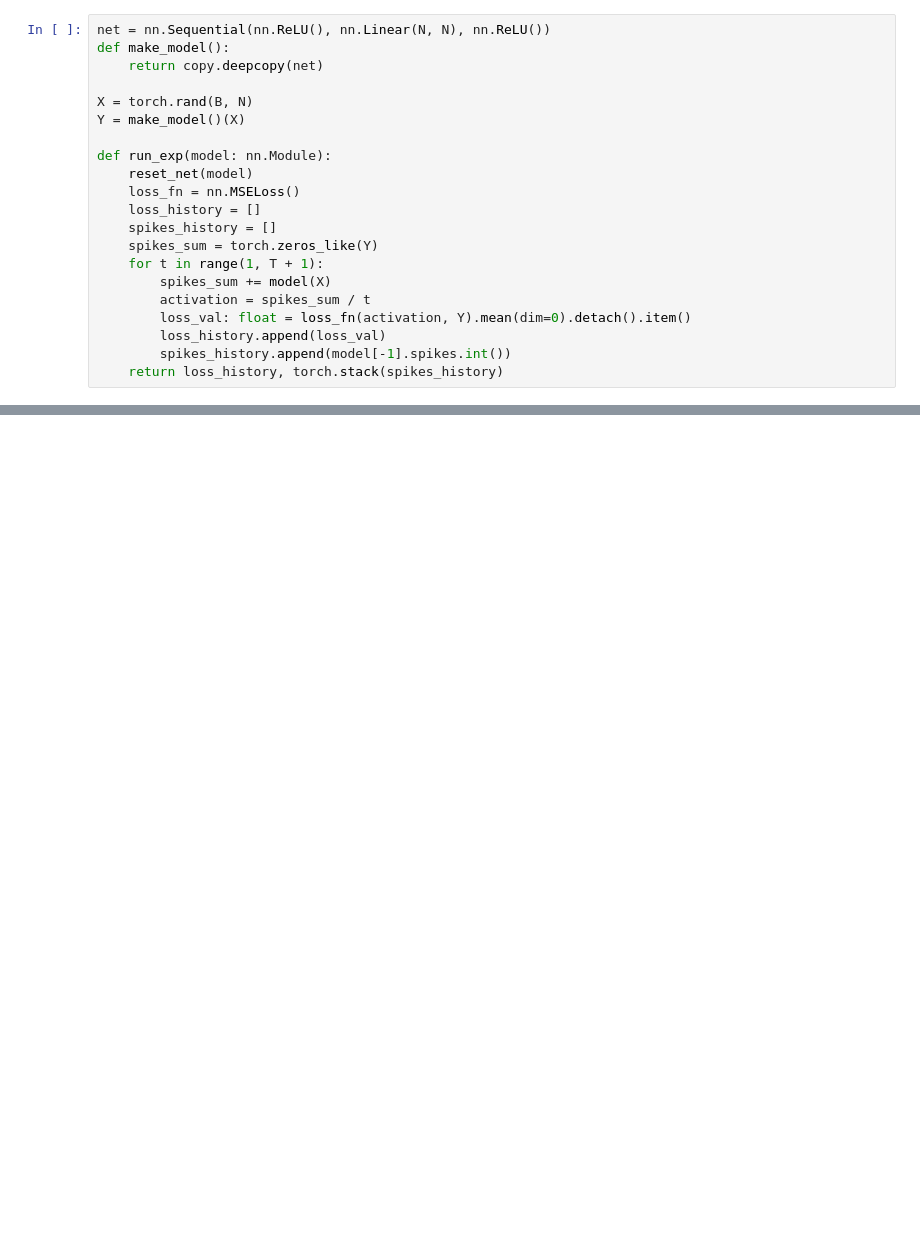
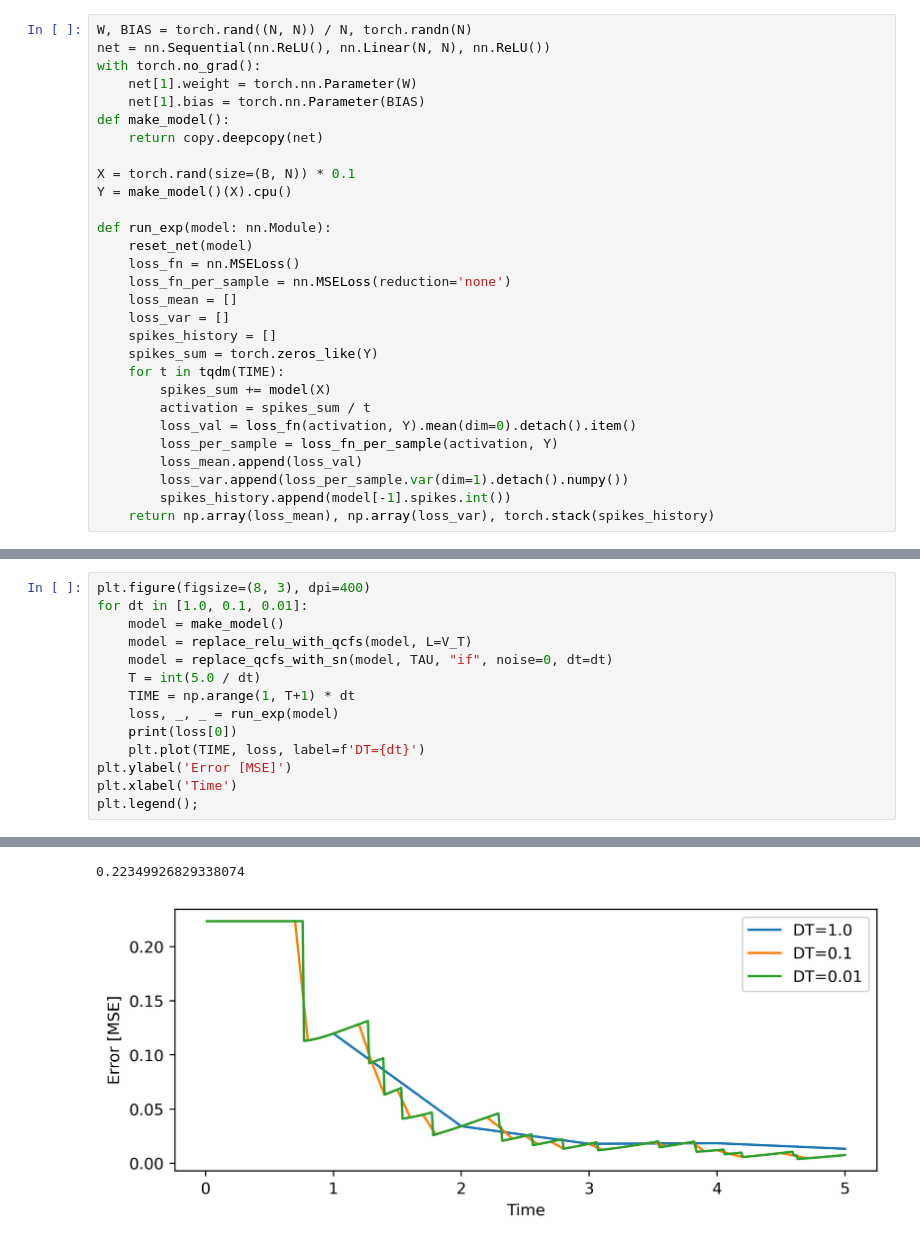
Before and after one commit to Liamdev631/ANN2SNN_PGN, a Jupyter notebook: test_precision.ipynb, the cells around one changed output, grey strips where cells are left out. Saved outputs shown, nothing was run; the diff lists cells and outputs as text; blank space fills up the shorter version.

```diff
--- a/test_precision.ipynb
+++ b/test_precision.ipynb
@@ -24,23 +34,31 @@ The autoreload extension is already loaded. To reload it, use:
 # %%
+W, BIAS = torch.rand((N, N)) / N, torch.randn(N)
 net = nn.Sequential(nn.ReLU(), nn.Linear(N, N), nn.ReLU())
+with torch.no_grad():
+	net[1].weight = torch.nn.Parameter(W)
+	net[1].bias = torch.nn.Parameter(BIAS)
 def make_model():
 	return copy.deepcopy(net)
 
-X = torch.rand(B, N)
-Y = make_model()(X)
+X = torch.rand(size=(B, N)) * 0.1
+Y = make_model()(X).cpu()
 
 def run_exp(model: nn.Module):
 	reset_net(model)
 	loss_fn = nn.MSELoss()
-	loss_history = []
+	loss_fn_per_sample = nn.MSELoss(reduction='none')
+	loss_mean = []
+	loss_var = []
 	spikes_history = []
 	spikes_sum = torch.zeros_like(Y)
-	for t in range(1, T + 1):
+	for t in tqdm(TIME):
 		spikes_sum += model(X)
 		activation = spikes_sum / t
-		loss_val: float = loss_fn(activation, Y).mean(dim=0).detach().item()
-		loss_history.append(loss_val)
+		loss_val = loss_fn(activation, Y).mean(dim=0).detach().item()
+		loss_per_sample = loss_fn_per_sample(activation, Y)
+		loss_mean.append(loss_val)
+		loss_var.append(loss_per_sample.var(dim=1).detach().numpy())
 		spikes_history.append(model[-1].spikes.int())
-	return loss_history, torch.stack(spikes_history)
+	return np.array(loss_mean), np.array(loss_var), torch.stack(spikes_history)
 # %%
 model = make_model()
@@ -69,0 +88,15 @@ plt.legend();
+# %%
+plt.figure(figsize=(8, 3), dpi=400)
+for dt in [1.0, 0.1, 0.01]:
+	model = make_model()
+	model = replace_relu_with_qcfs(model, L=V_T)
+	model = replace_qcfs_with_sn(model, TAU, "if", noise=0, dt=dt)
+	T = int(5.0 / dt)
+	TIME = np.arange(1, T+1) * dt
+	loss, _, _ = run_exp(model)
+	print(loss[0])
+	plt.plot(TIME, loss, label=f'DT={dt}')
+plt.ylabel('Error [MSE]')
+plt.xlabel('Time')
+plt.legend();
+# %% [output]
@@ -69,0 +105,2 @@ plt.legend();
+0.22349926829338074
+[figure, added]
```
Also changed, not shown: parts of 6 cells of this notebook, 10 other files.
